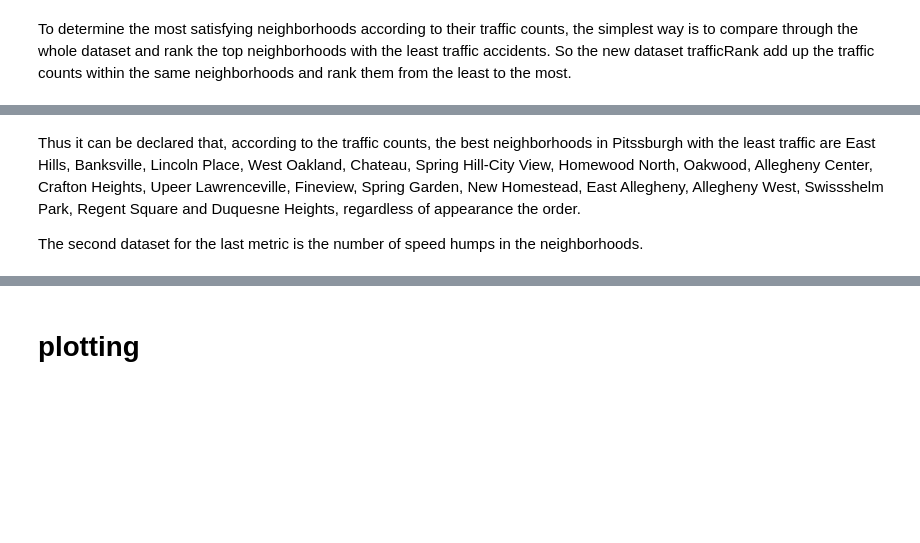
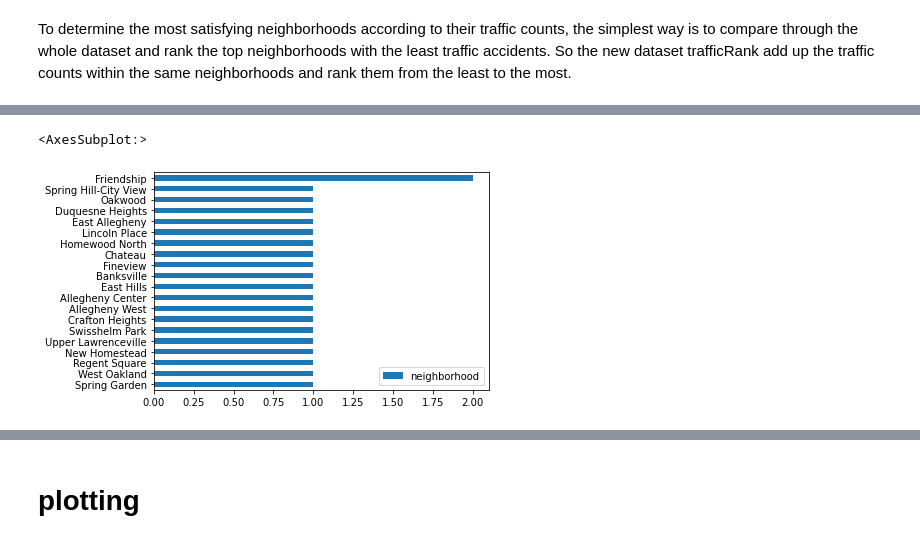
Before and after one commit to songxingyu1118/CMPINF10_Final_Project, a Jupyter notebook: Maeve's-Work.ipynb, the cells around one changed output, grey strips where cells are left out. Saved outputs shown, nothing was run; the diff lists cells and outputs as text; code cells hidden in the pictures; blank space fills up the shorter version.

```diff
--- a/Maeve's-Work.ipynb
+++ b/Maeve's-Work.ipynb
@@ -31,2 +38,6 @@ traffic_count.head(20)
 # %% [markdown]
 To determine the most satisfying neighborhoods according to their traffic counts, the simplest way is to compare through the whole dataset and rank the top neighborhoods with the least traffic accidents. So the new dataset trafficRank add up the traffic counts within the same neighborhoods and rank them from the least to the most.
+# %%
+# group data set to find out each neighborhood's average daily car traffic
+traffic_count = traffic_count[["neighborhood", "average_daily_car_traffic"]]
+traffic_count.head(20)
@@ -39,4 +86,6 @@ trafficRank.head(20).plot()
-# %% [markdown]
-Thus it can be declared that, according to the traffic counts, the best neighborhoods in Pitssburgh with the least traffic are East Hills, Banksville, Lincoln Place, West Oakland, Chateau, Spring Hill-City View, Homewood North, Oakwood, Allegheny Center, Crafton Heights, Upeer Lawrenceville, Fineview, Spring Garden, New Homestead, East Allegheny, Allegheny West, Swissshelm Park, Regent Square and Duquesne Heights, regardless of appearance the order.
-
-The second dataset for the last metric is the number of speed humps in the neighborhoods.
+# %%
+# display the data frame by plot graph
+trafficRank.head(20).plot.barh()
+# %% [output]
+<AxesSubplot:>
+[figure, added]
```
Also changed, not shown: parts of 16 cells of this notebook, 2 other files.
